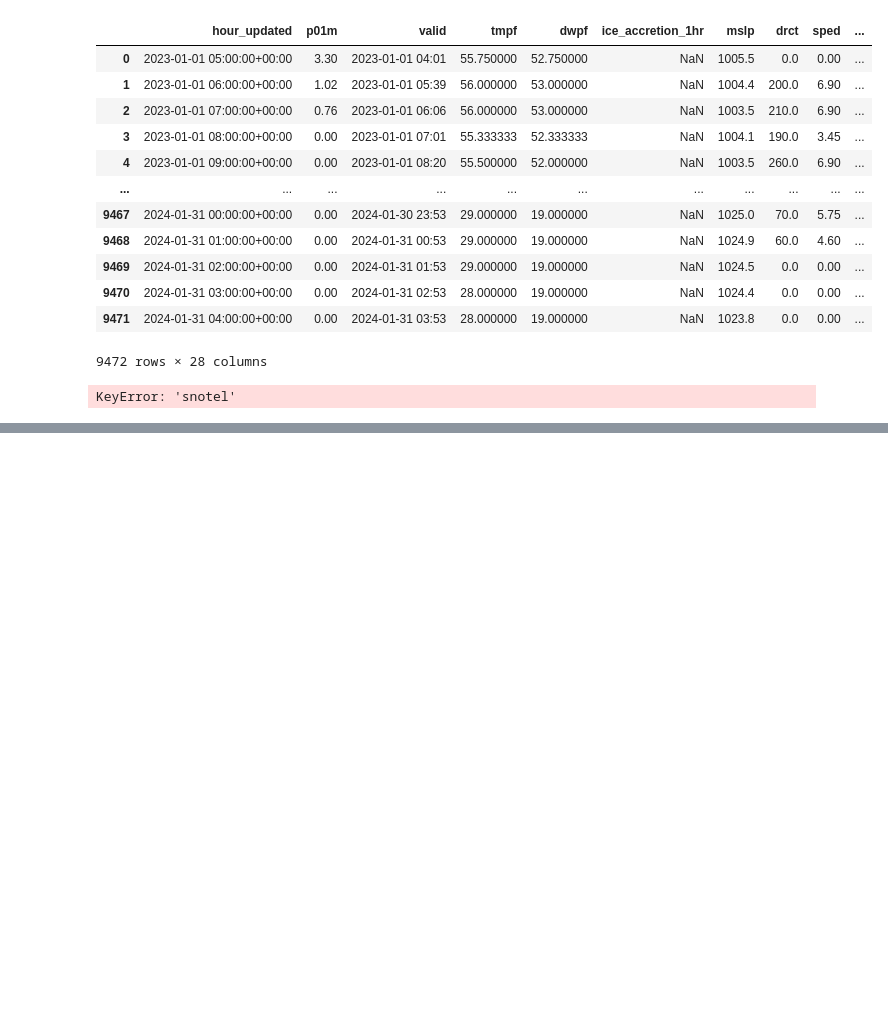
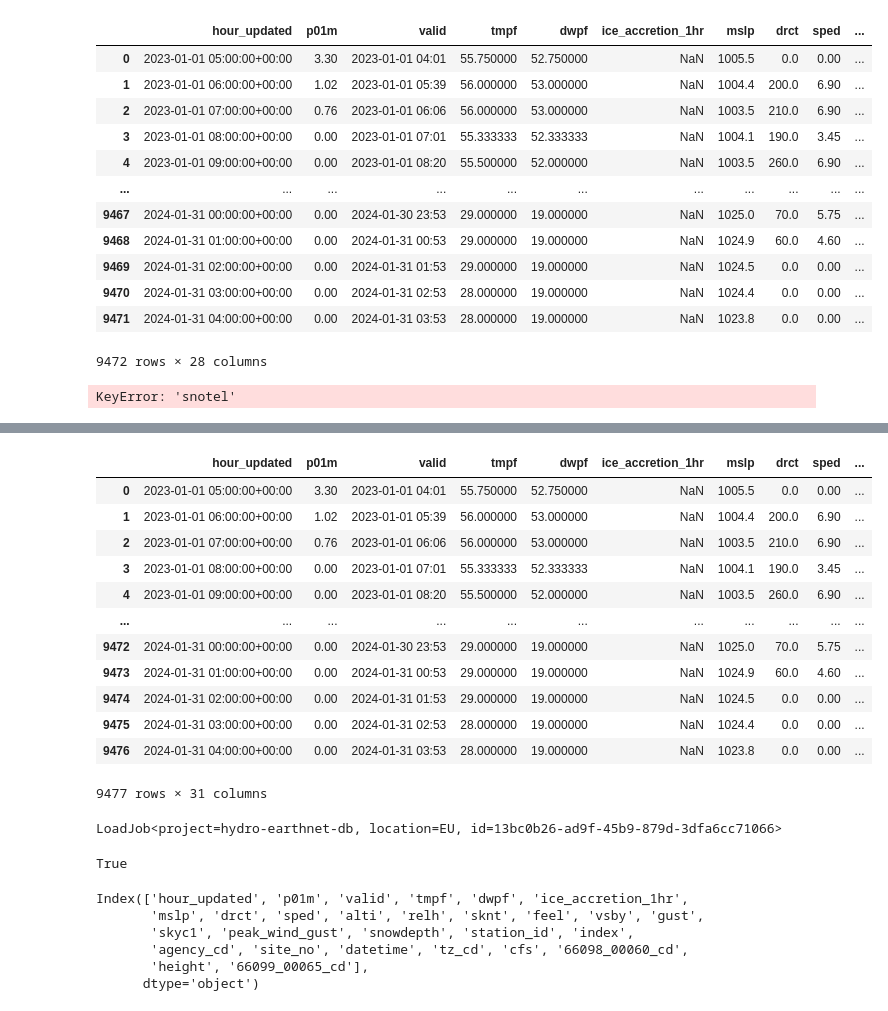
Before and after one commit to AIStream-Peelout/Water, a Jupyter notebook: notebook_etl_building/Scraping-Test-Play-Ground copy.ipynb, the cells around one changed output, grey strips where cells are left out. Cells and saved outputs as stored; diff of their text form; code cells hidden in the pictures; blank space fills up the shorter version.

```diff
--- a/notebook_etl_building/Scraping-Test-Play-Ground copy.ipynb
+++ b/notebook_etl_building/Scraping-Test-Play-Ground copy.ipynb
@@ -103,0 +135,16 @@ find.to_csv("final_11059300.csv")
+# %%
+h.final_df
+# %% [output]
+|  | hour_updated | p01m | valid | tmpf | dwpf | ice_accretion_1hr | mslp | drct | sped | ... |
+| 0 | 2023-01-01 05:00:00+00:00 | 3.30 | 2023-01-01 04:01 | 55.750000 | 52.750000 | NaN | 1005.5 | 0.0 | 0.00 | ... |
+| 1 | 2023-01-01 06:00:00+00:00 | 1.02 | 2023-01-01 05:39 | 56.000000 | 53.000000 | NaN | 1004.4 | 200.0 | 6.90 | ... |
+| 2 | 2023-01-01 07:00:00+00:00 | 0.76 | 2023-01-01 06:06 | 56.000000 | 53.000000 | NaN | 1003.5 | 210.0 | 6.90 | ... |
+| 3 | 2023-01-01 08:00:00+00:00 | 0.00 | 2023-01-01 07:01 | 55.333333 | 52.333333 | NaN | 1004.1 | 190.0 | 3.45 | ... |
+| 4 | 2023-01-01 09:00:00+00:00 | 0.00 | 2023-01-01 08:20 | 55.500000 | 52.000000 | NaN | 1003.5 | 260.0 | 6.90 | ... |
+| ... | ... | ... | ... | ... | ... | ... | ... | ... | ... | ... |
+| 9472 | 2024-01-31 00:00:00+00:00 | 0.00 | 2024-01-30 23:53 | 29.000000 | 19.000000 | NaN | 1025.0 | 70.0 | 5.75 | ... |
+| 9473 | 2024-01-31 01:00:00+00:00 | 0.00 | 2024-01-31 00:53 | 29.000000 | 19.000000 | NaN | 1024.9 | 60.0 | 4.60 | ... |
+| 9474 | 2024-01-31 02:00:00+00:00 | 0.00 | 2024-01-31 01:53 | 29.000000 | 19.000000 | NaN | 1024.5 | 0.0 | 0.00 | ... |
+| 9475 | 2024-01-31 03:00:00+00:00 | 0.00 | 2024-01-31 02:53 | 28.000000 | 19.000000 | NaN | 1024.4 | 0.0 | 0.00 | ... |
+| 9476 | 2024-01-31 04:00:00+00:00 | 0.00 | 2024-01-31 03:53 | 28.000000 | 19.000000 | NaN | 1023.8 | 0.0 | 0.00 | ... |
+9477 rows × 31 columns
@@ -103,0 +161,14 @@ find.to_csv("final_11059300.csv")
+# %%
+write_final_df_to_bq(h, h.bq_connect, "hydronet.flow7")
+# %% [output]
+LoadJob<project=hydro-earthnet-db, location=EU, id=13bc0b26-ad9f-45b9-879d-3dfa6cc71066>
+True
+# %%
+h.joined_df.columns
+# %% [output]
+Index(['hour_updated', 'p01m', 'valid', 'tmpf', 'dwpf', 'ice_accretion_1hr',
+       'mslp', 'drct', 'sped', 'alti', 'relh', 'sknt', 'feel', 'vsby', 'gust',
+       'skyc1', 'peak_wind_gust', 'snowdepth', 'station_id', 'index',
+       'agency_cd', 'site_no', 'datetime', 'tz_cd', 'cfs', '66098_00060_cd',
+       'height', '66099_00065_cd'],
+      dtype='object')
```
Also changed, not shown: parts of 14 cells of this notebook, 1 other file.
